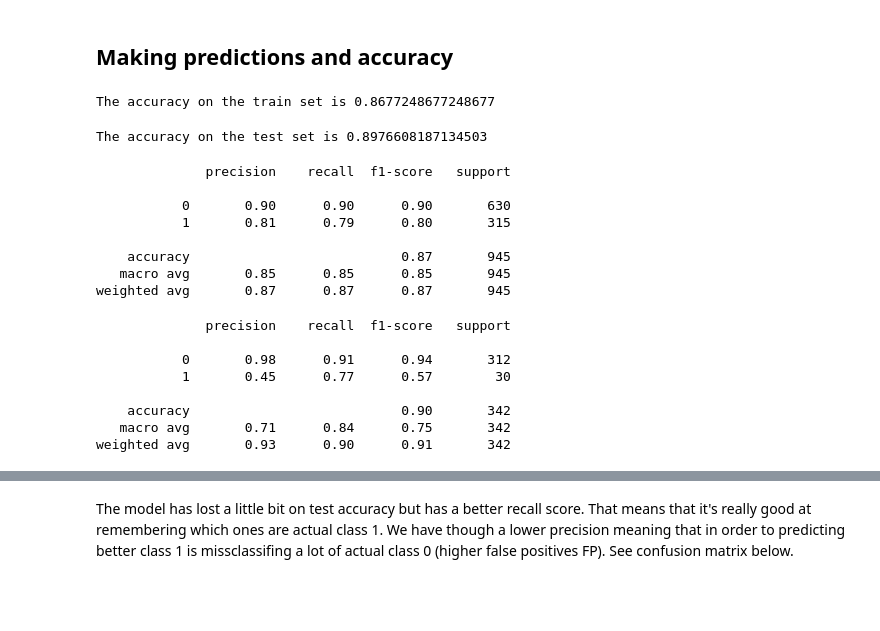
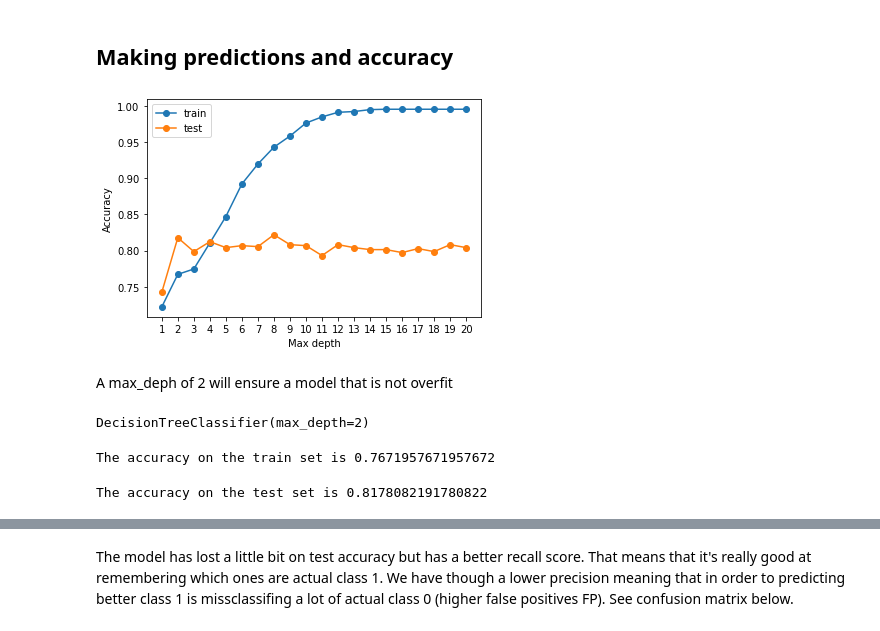
Before and after one commit to almarengo/marketing_campaign_analysis, a Jupyter notebook: 02_Marketing_Campaign_Project_Decision_Trees_pre_post_pruning.ipynb, the cells around one changed output, grey strips where cells are left out. Cells and saved outputs as stored; diff of their text form; code cells hidden in the pictures; blank space fills up the shorter version.

```diff
--- a/Marketing_Campaign_Project_Logistic_Regression.ipynb
+++ b/02_Marketing_Campaign_Project_Decision_Trees_pre_post_pruning.ipynb
@@ -752,30 +609,0 @@ test_os_acc = (y_test_os_pred == y_test).sum()/X_test.shape[0]
-# %%
-print(f'The accuracy on the train set is {train_os_acc}')
-# %% [output]
-The accuracy on the train set is 0.8677248677248677
-# %%
-print(f'The accuracy on the test set is {test_os_acc}')
-# %% [output]
-The accuracy on the test set is 0.8976608187134503
-# %%
-print(classification_report(y_train_os, y_train_os_pred))
-# %% [output]
-              precision    recall  f1-score   support
-
-           0       0.90      0.90      0.90       630
-           1       0.81      0.79      0.80       315
-
-    accuracy                           0.87       945
-   macro avg       0.85      0.85      0.85       945
-weighted avg       0.87      0.87      0.87       945
-# %%
-print(classification_report(y_test, y_test_os_pred))
-# %% [output]
-              precision    recall  f1-score   support
-
-           0       0.98      0.91      0.94       312
-           1       0.45      0.77      0.57        30
-
-    accuracy                           0.90       342
-   macro avg       0.71      0.84      0.75       342
-weighted avg       0.93      0.90      0.91       342
@@ -781,0 +628,19 @@ weighted avg       0.93      0.90      0.91       342
+# %%
+# Visualize
+plt.figure()
+plt.plot(max_depths, train_scores, label='train', marker='o')
+plt.plot(max_depths, test_scores, label='test', marker='o')
+plt.xticks(np.arange(20)+1)
+plt.xlabel('Max depth')
+plt.ylabel('Accuracy')
+plt.legend()
+plt.show()
+# %% [output]
+[figure, added]
+# %% [markdown]
+A max_deph of 2 will ensure a model that is not overfit
+# %%
+DT_model_os = DecisionTreeClassifier(max_depth=2)
+DT_model_os.fit(X_train_os, y_train_os)
+# %% [output]
+DecisionTreeClassifier(max_depth=2)
@@ -781,0 +654,8 @@ weighted avg       0.93      0.90      0.91       342
+# %%
+print(f'The accuracy on the train set is {train_os_acc}')
+# %% [output]
+The accuracy on the train set is 0.7671957671957672
+# %%
+print(f'The accuracy on the test set is {test_acc}')
+# %% [output]
+The accuracy on the test set is 0.8178082191780822
```
Also changed, not shown: parts of 131 cells of this notebook, 2 other files.
